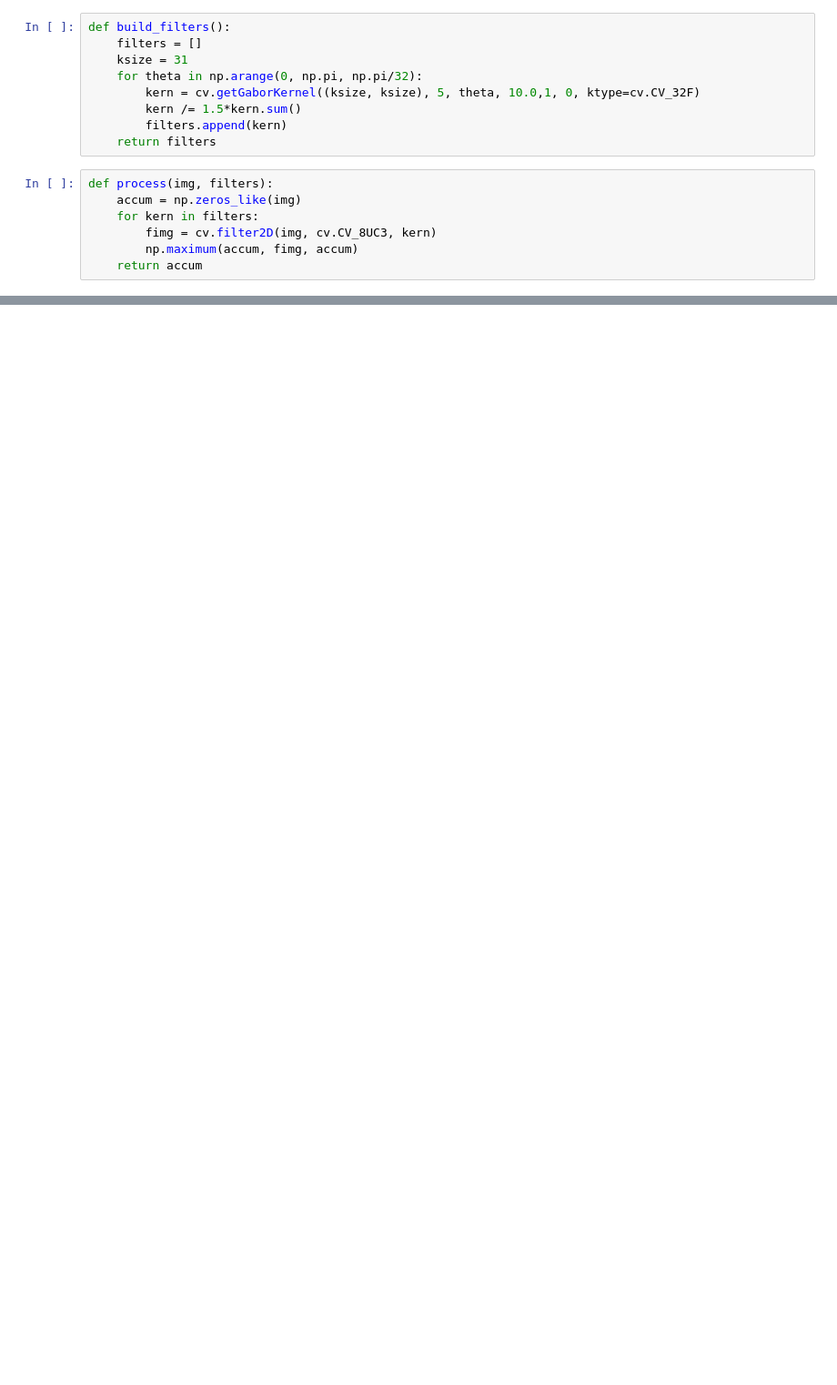
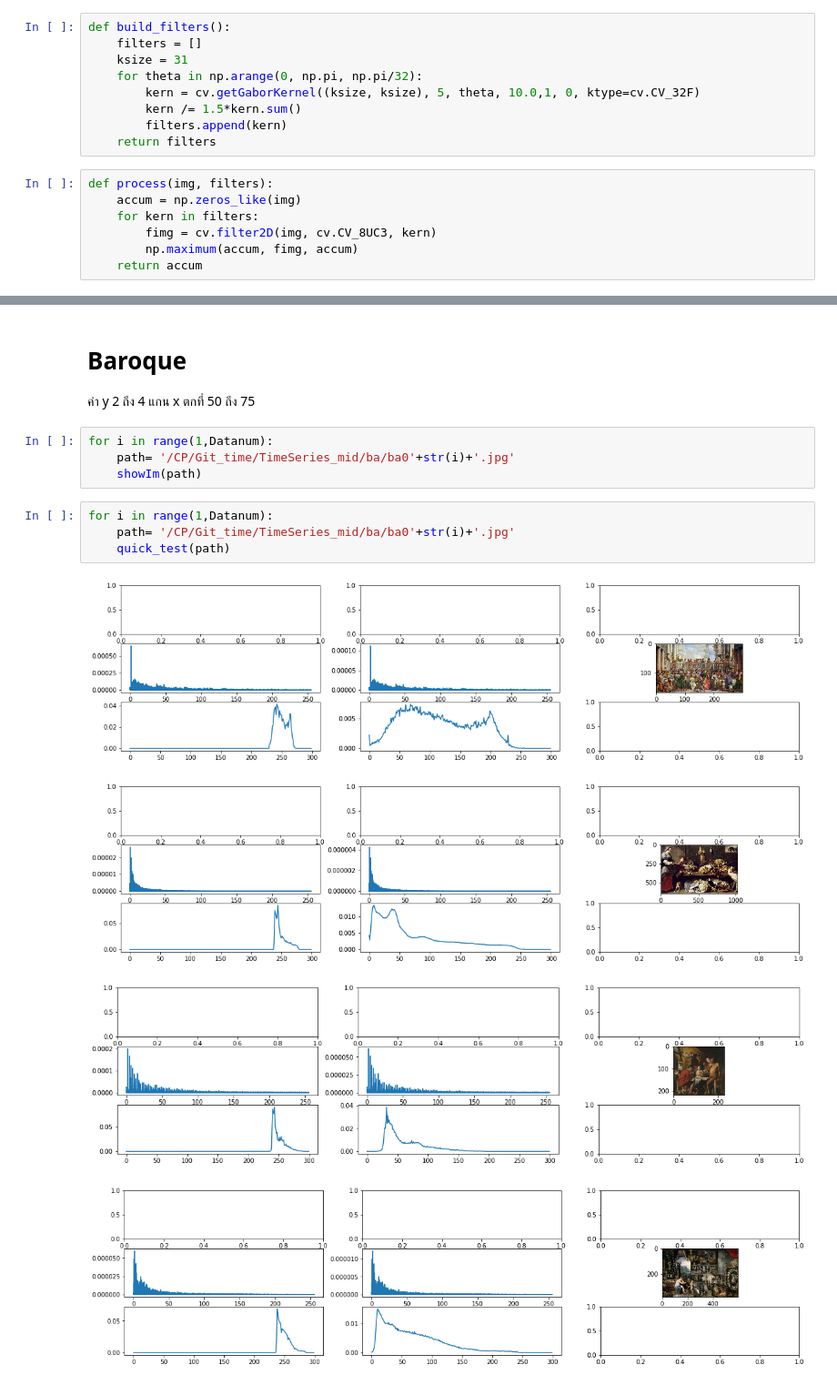
Before and after one commit to SSripilaipong/TimeSeries_mid, a Jupyter notebook: try_art_gen_commontype.ipynb, the cells around one changed output, grey strips where cells are left out. Shown at 91% size. Drawn from its saved outputs; the diff is of its cells as text; blank space fills up the shorter version.

```diff
--- a/try_art_gen_commontype.ipynb
+++ b/try_art_gen_commontype.ipynb
@@ -192,0 +181,16 @@ quick_test('/CP/Git_time/TimeSeries_mid/middle/m09.jpg')
+# %% [markdown]
+# Baroque
+ค่า y 2 ถึง 4 แกน x ตกที่ 50 ถึง 75
+# %%
+for i in range(1,Datanum):
+    path= '/CP/Git_time/TimeSeries_mid/ba/ba0'+str(i)+'.jpg'
+    showIm(path)
+# %%
+for i in range(1,Datanum):
+    path= '/CP/Git_time/TimeSeries_mid/ba/ba0'+str(i)+'.jpg'
+    quick_test(path)
+# %% [output]
+[figure, added]
+[figure, added]
+[figure, added]
+[figure, added]
```
Also changed, not shown: parts of 52 cells of this notebook.
